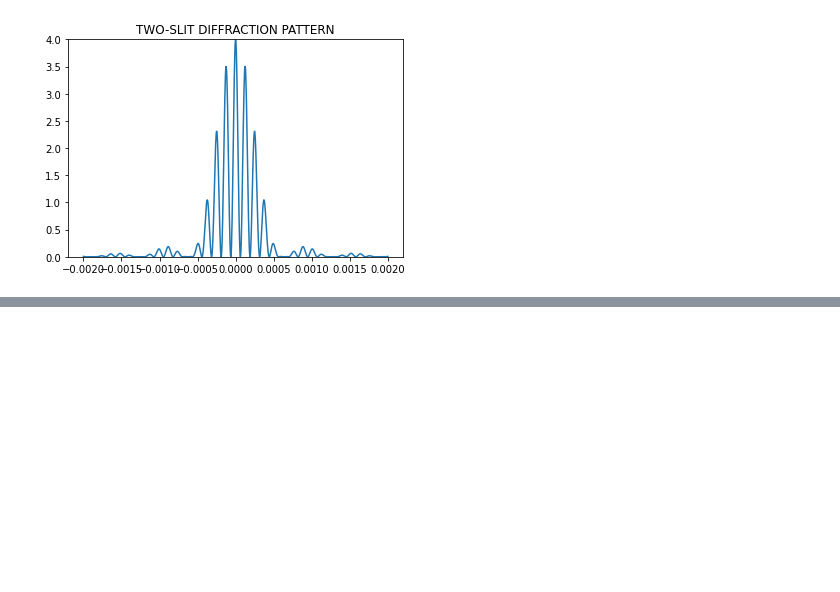
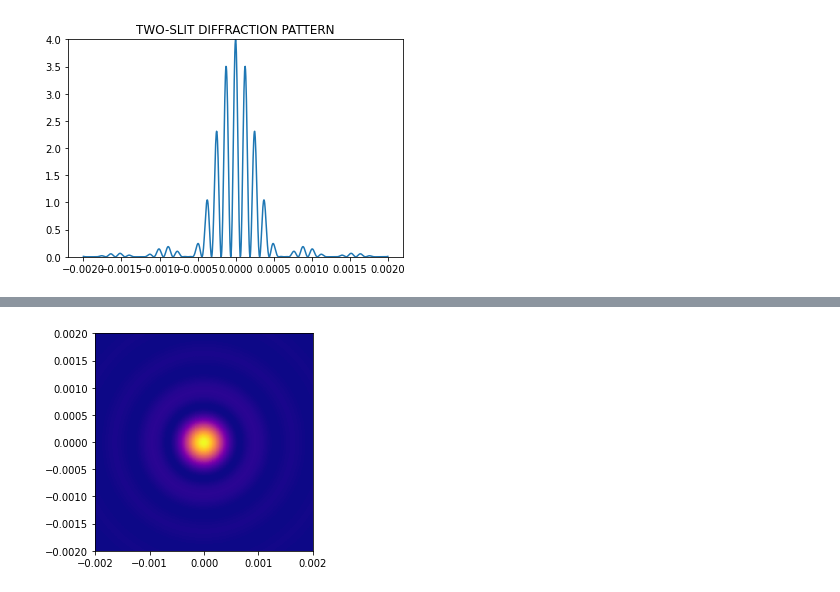
Before and after one commit to veillette/jupyterNotebooks, a Jupyter notebook: DiffractionAndInterference.ipynb, the cells around one changed output, grey strips where cells are left out. Cells and saved outputs as stored; diff of their text form; code cells hidden in the pictures; blank space fills up the shorter version.

```diff
--- a/DiffractionAndInterference.ipynb
+++ b/DiffractionAndInterference.ipynb
@@ -40,0 +80,31 @@ plt.show()
+# %%
+# diameter of the aperture
+a = 0.01;
+def diffractionFactorCircular(βr):
+  #return (2*j1(βr)/βr)**2
+  return (2*sin(βr)/βr)**2
+def intensityPatternCircular(θx,θy,a,λ):
+  θr=np.sqrt(θx**2+θy**2)
+  return diffractionFactorCircular(β(λ,a,θr))
+# %%
+# create data
+θ_b=0.002
+
+xMin=-θ_b
+yMin=-θ_b
+xMax=θ_b
+yMax=θ_b
+nbins=500
+
+xi, yi = np.mgrid[xMin:xMax:nbins*1j, yMin:yMax:nbins*1j]
+
+a=0.0008
+λ=5.32E-7
+zi = intensityPatternCircular(xi,yi,a,λ)
+
+# Change color palette
+plt.pcolormesh(xi, yi, zi.reshape(xi.shape), cmap=plt.cm.plasma)
+plt.gca().set_aspect('equal', adjustable='box')
+plt.show()
+# %% [output]
+[figure, added]
```
Also changed, not shown: parts of 6 cells of this notebook.
